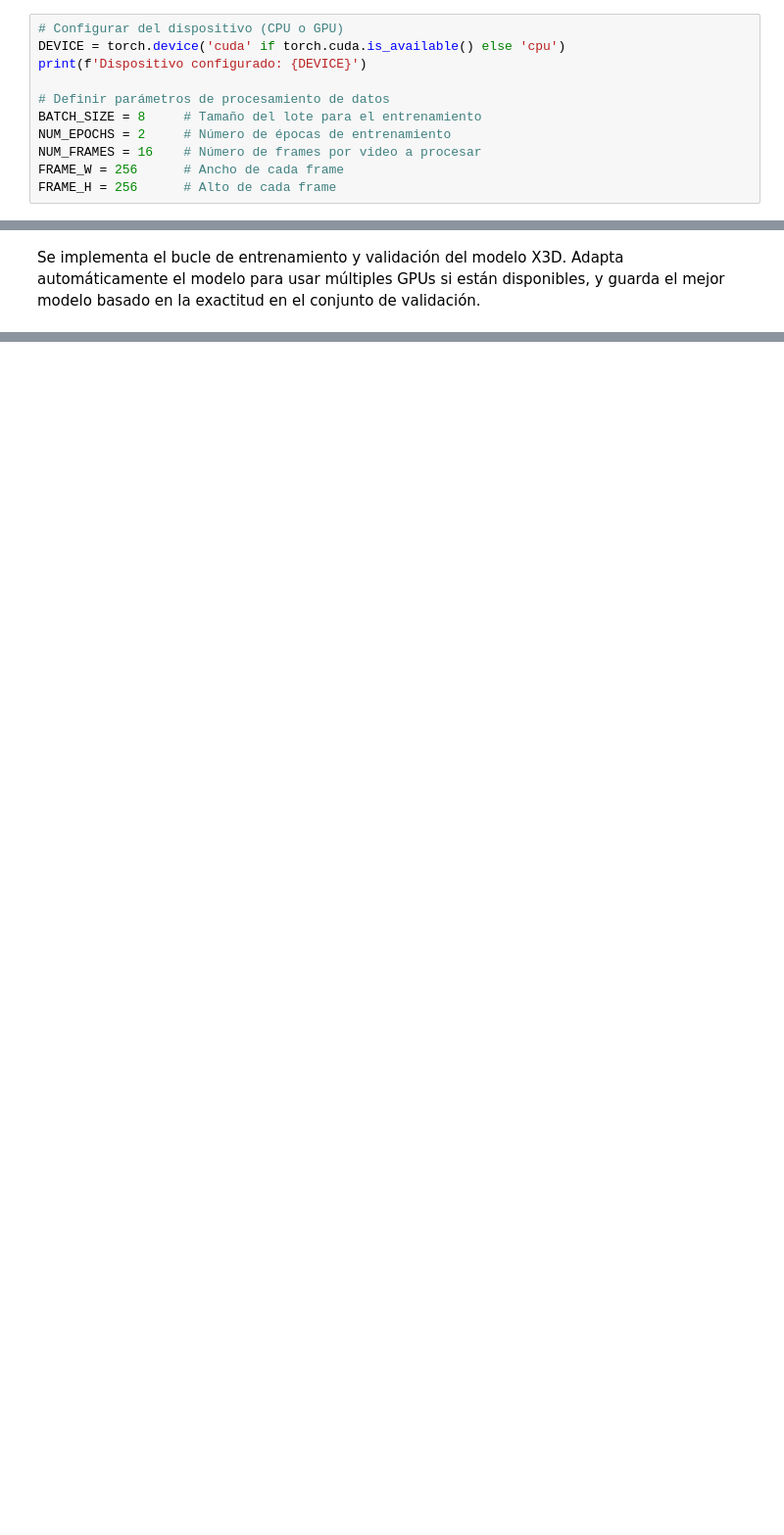
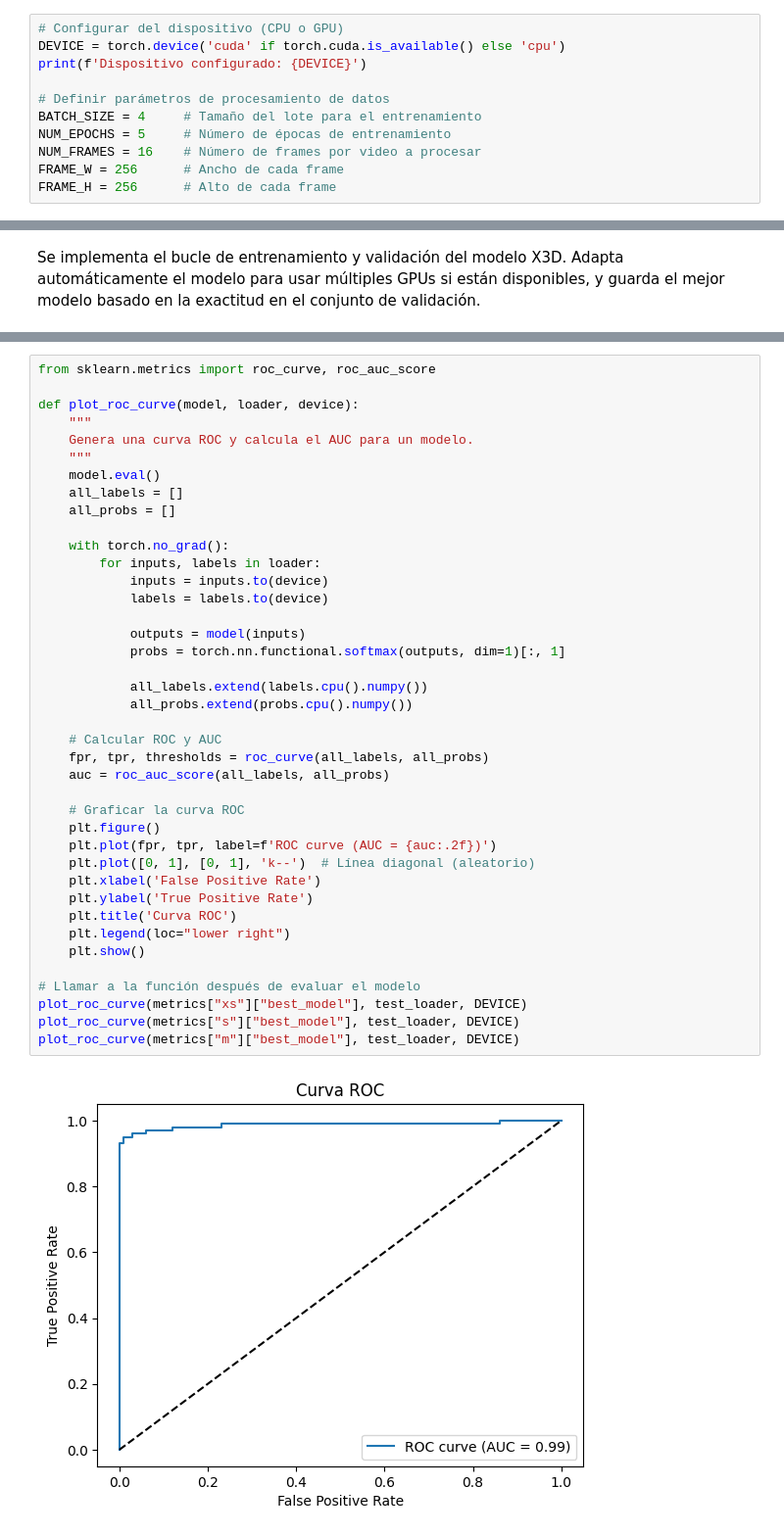
Before and after one commit to mbozop/proyecto-av, a Jupyter notebook: proyecto_av.ipynb, the cells around one changed output, grey strips where cells are left out. Shown: that part at 98% size. Saved outputs shown, nothing was run; the diff lists cells and outputs as text; blank space fills up the shorter version.

```diff
--- a/proyecto_av.ipynb
+++ b/proyecto_av.ipynb
@@ -267,8 +264,8 @@ DEVICE = torch.device('cuda' if torch.cuda.is_available() else 'cpu')
 print(f'Dispositivo configurado: {DEVICE}')
 
 # Definir parámetros de procesamiento de datos
-BATCH_SIZE = 8     # Tamaño del lote para el entrenamiento
-NUM_EPOCHS = 2     # Número de épocas de entrenamiento
+BATCH_SIZE = 4     # Tamaño del lote para el entrenamiento
+NUM_EPOCHS = 5     # Número de épocas de entrenamiento
 NUM_FRAMES = 16    # Número de frames por video a procesar
 FRAME_W = 256      # Ancho de cada frame
 FRAME_H = 256      # Alto de cada frame
@@ -671,0 +753,42 @@ Test Loss:  0.0787 - Test ACC:  0.9700
+# %%
+from sklearn.metrics import roc_curve, roc_auc_score
+
+def plot_roc_curve(model, loader, device):
+    """
+    Genera una curva ROC y calcula el AUC para un modelo.
+    """
+    model.eval()
+    all_labels = []
+    all_probs = []
+
+    with torch.no_grad():
+        for inputs, labels in loader:
+            inputs = inputs.to(device)
+            labels = labels.to(device)
+
+            outputs = model(inputs)
+            probs = torch.nn.functional.softmax(outputs, dim=1)[:, 1]
+
+            all_labels.extend(labels.cpu().numpy())
+            all_probs.extend(probs.cpu().numpy())
+
+    # Calcular ROC y AUC
+    fpr, tpr, thresholds = roc_curve(all_labels, all_probs)
+    auc = roc_auc_score(all_labels, all_probs)
+
+    # Graficar la curva ROC
+    plt.figure()
+    plt.plot(fpr, tpr, label=f'ROC curve (AUC = {auc:.2f})')
+    plt.plot([0, 1], [0, 1], 'k--')  # Línea diagonal (aleatorio)
+    plt.xlabel('False Positive Rate')
+    plt.ylabel('True Positive Rate')
+    plt.title('Curva ROC')
+    plt.legend(loc="lower right")
+    plt.show()
+
+# Llamar a la función después de evaluar el modelo
+plot_roc_curve(metrics["xs"]["best_model"], test_loader, DEVICE)
+plot_roc_curve(metrics["s"]["best_model"], test_loader, DEVICE)
+plot_roc_curve(metrics["m"]["best_model"], test_loader, DEVICE)
+# %% [output]
+[figure, added]
```
Also changed, not shown: parts of 23 cells of this notebook.
